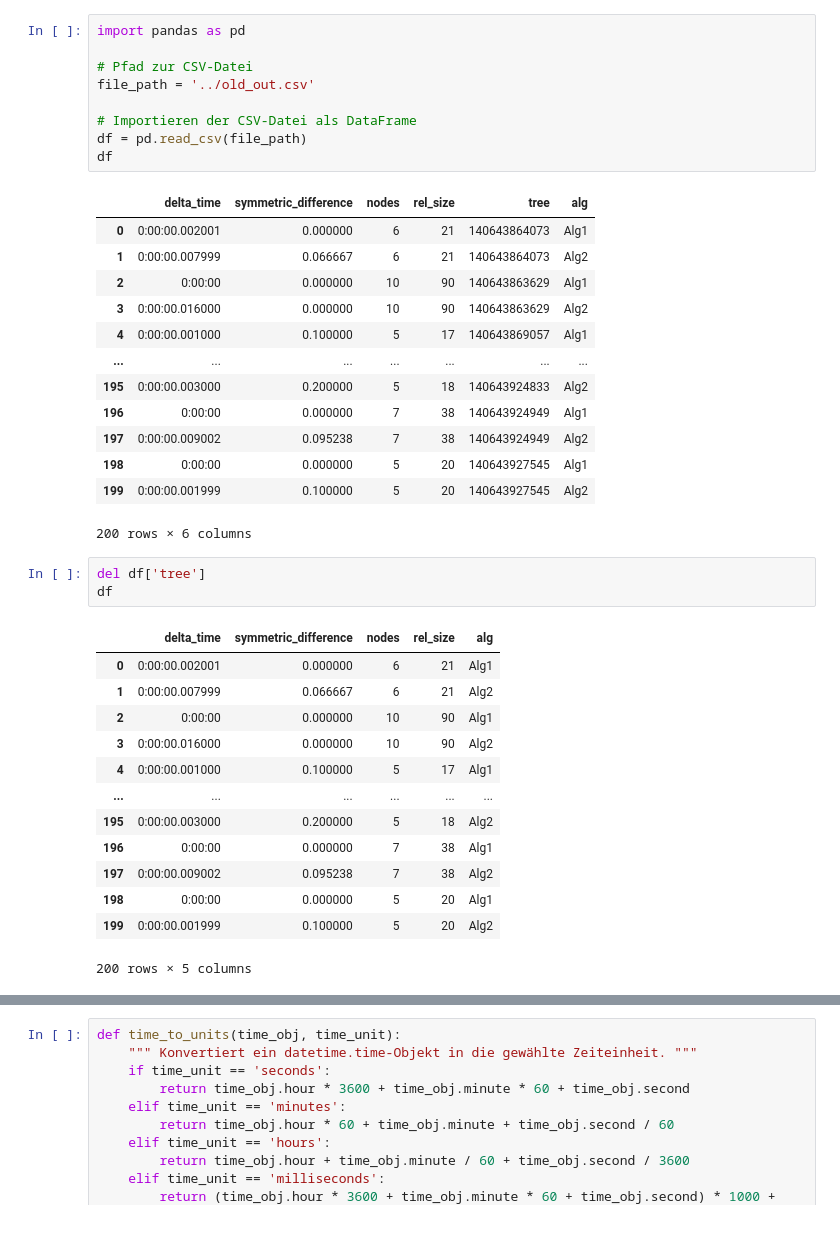
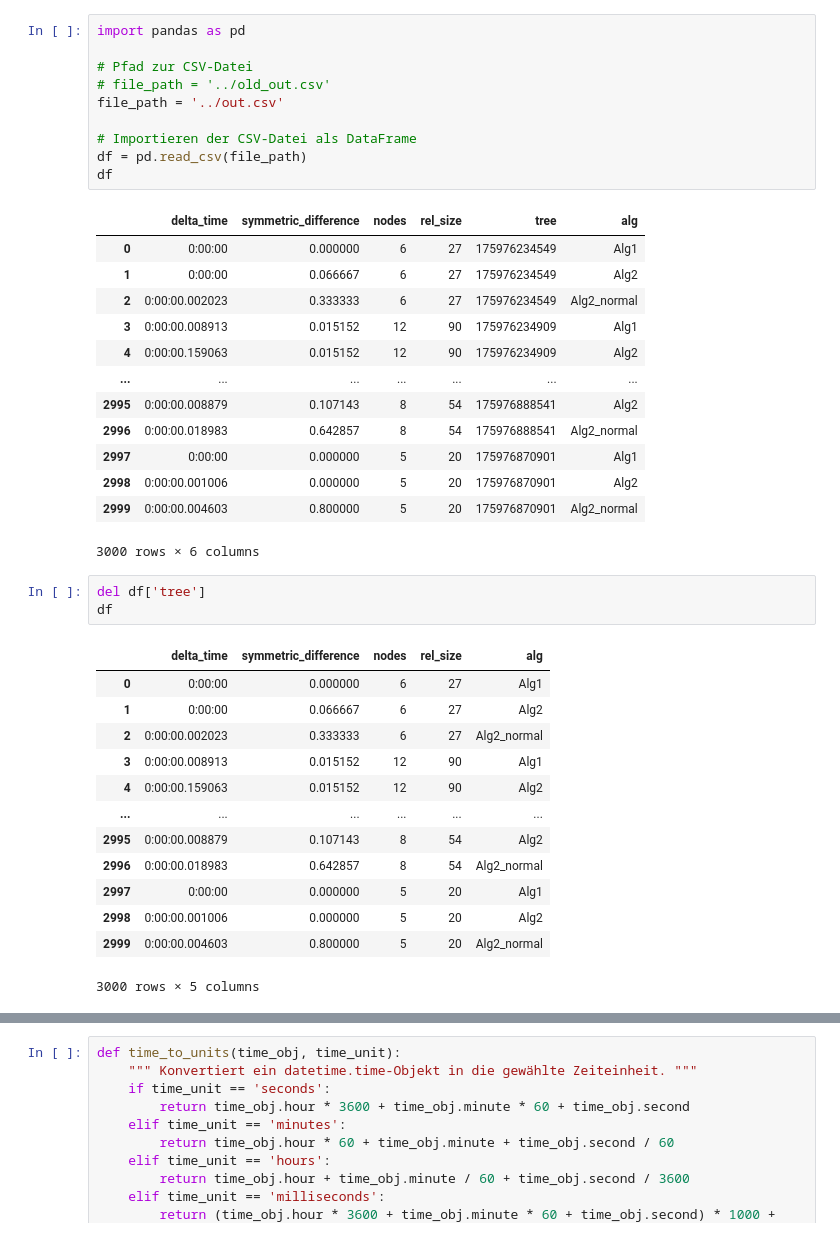
Before and after one commit to MaxOmlor/GraphentheoPraktikum, a Jupyter notebook: data_vis/wp1_benchmark.ipynb, the cells around one changed output, grey strips where cells are left out. Saved outputs shown, nothing was run; the diff lists cells and outputs as text.

```diff
--- a/data_vis/wp1_benchmark.ipynb
+++ b/data_vis/wp1_benchmark.ipynb
@@ -1,43 +1,44 @@
 # %%
 import pandas as pd
 
 # Pfad zur CSV-Datei
-file_path = '../old_out.csv'
+# file_path = '../old_out.csv'
+file_path = '../out.csv'
 
 # Importieren der CSV-Datei als DataFrame
 df = pd.read_csv(file_path)
 df
 # %% [output]
 |  | delta_time | symmetric_difference | nodes | rel_size | tree | alg |
-| 0 | 0:00:00.002001 | 0.000000 | 6 | 21 | 140643864073 | Alg1 |
-| 1 | 0:00:00.007999 | 0.066667 | 6 | 21 | 140643864073 | Alg2 |
-| 2 | 0:00:00 | 0.000000 | 10 | 90 | 140643863629 | Alg1 |
-| 3 | 0:00:00.016000 | 0.000000 | 10 | 90 | 140643863629 | Alg2 |
-| 4 | 0:00:00.001000 | 0.100000 | 5 | 17 | 140643869057 | Alg1 |
+| 0 | 0:00:00 | 0.000000 | 6 | 27 | 175976234549 | Alg1 |
+| 1 | 0:00:00 | 0.066667 | 6 | 27 | 175976234549 | Alg2 |
+| 2 | 0:00:00.002023 | 0.333333 | 6 | 27 | 175976234549 | Alg2_normal |
+| 3 | 0:00:00.008913 | 0.015152 | 12 | 90 | 175976234909 | Alg1 |
+| 4 | 0:00:00.159063 | 0.015152 | 12 | 90 | 175976234909 | Alg2 |
 | ... | ... | ... | ... | ... | ... | ... |
-| 195 | 0:00:00.003000 | 0.200000 | 5 | 18 | 140643924833 | Alg2 |
-| 196 | 0:00:00 | 0.000000 | 7 | 38 | 140643924949 | Alg1 |
-| 197 | 0:00:00.009002 | 0.095238 | 7 | 38 | 140643924949 | Alg2 |
-| 198 | 0:00:00 | 0.000000 | 5 | 20 | 140643927545 | Alg1 |
-| 199 | 0:00:00.001999 | 0.100000 | 5 | 20 | 140643927545 | Alg2 |
+| 2995 | 0:00:00.008879 | 0.107143 | 8 | 54 | 175976888541 | Alg2 |
+| 2996 | 0:00:00.018983 | 0.642857 | 8 | 54 | 175976888541 | Alg2_normal |
+| 2997 | 0:00:00 | 0.000000 | 5 | 20 | 175976870901 | Alg1 |
+| 2998 | 0:00:00.001006 | 0.000000 | 5 | 20 | 175976870901 | Alg2 |
+| 2999 | 0:00:00.004603 | 0.800000 | 5 | 20 | 175976870901 | Alg2_normal |
-200 rows × 6 columns
+3000 rows × 6 columns
 # %%
 del df['tree']
 df
 # %% [output]
 |  | delta_time | symmetric_difference | nodes | rel_size | alg |
-| 0 | 0:00:00.002001 | 0.000000 | 6 | 21 | Alg1 |
-| 1 | 0:00:00.007999 | 0.066667 | 6 | 21 | Alg2 |
-| 2 | 0:00:00 | 0.000000 | 10 | 90 | Alg1 |
-| 3 | 0:00:00.016000 | 0.000000 | 10 | 90 | Alg2 |
-| 4 | 0:00:00.001000 | 0.100000 | 5 | 17 | Alg1 |
+| 0 | 0:00:00 | 0.000000 | 6 | 27 | Alg1 |
+| 1 | 0:00:00 | 0.066667 | 6 | 27 | Alg2 |
+| 2 | 0:00:00.002023 | 0.333333 | 6 | 27 | Alg2_normal |
+| 3 | 0:00:00.008913 | 0.015152 | 12 | 90 | Alg1 |
+| 4 | 0:00:00.159063 | 0.015152 | 12 | 90 | Alg2 |
 | ... | ... | ... | ... | ... | ... |
-| 195 | 0:00:00.003000 | 0.200000 | 5 | 18 | Alg2 |
-| 196 | 0:00:00 | 0.000000 | 7 | 38 | Alg1 |
-| 197 | 0:00:00.009002 | 0.095238 | 7 | 38 | Alg2 |
-| 198 | 0:00:00 | 0.000000 | 5 | 20 | Alg1 |
-| 199 | 0:00:00.001999 | 0.100000 | 5 | 20 | Alg2 |
+| 2995 | 0:00:00.008879 | 0.107143 | 8 | 54 | Alg2 |
+| 2996 | 0:00:00.018983 | 0.642857 | 8 | 54 | Alg2_normal |
+| 2997 | 0:00:00 | 0.000000 | 5 | 20 | Alg1 |
+| 2998 | 0:00:00.001006 | 0.000000 | 5 | 20 | Alg2 |
+| 2999 | 0:00:00.004603 | 0.800000 | 5 | 20 | Alg2_normal |
-200 rows × 5 columns
+3000 rows × 5 columns
 # %%
 def convert_time(t):
     if len(t.split('.')) == 1:  # Mikrosekunden fehlen
```
Also changed, not shown: parts of 5 cells of this notebook.
